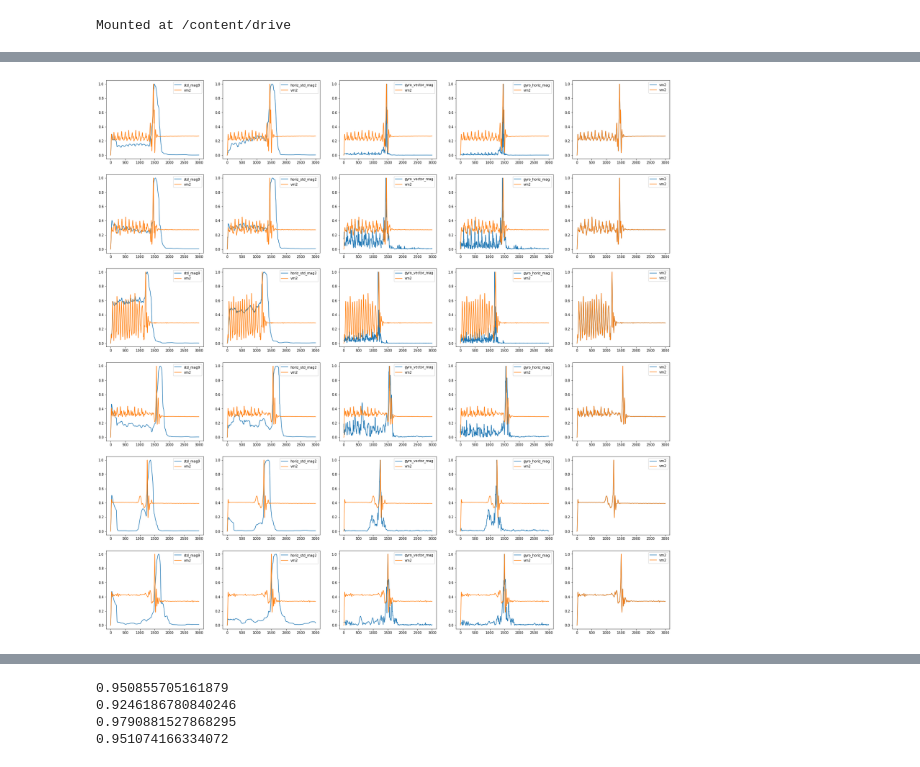
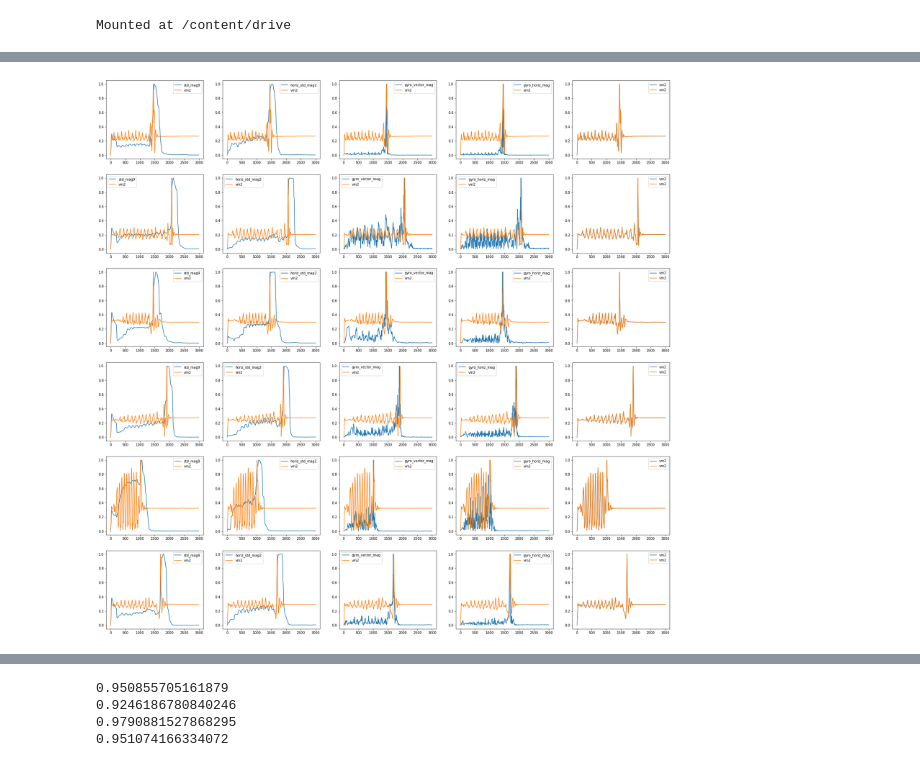
Before and after one commit to JEONSEHYEON/GwangjuAI_SGS, a Jupyter notebook: safeware.ipynb, the cells around one changed output, grey strips where cells are left out. Cells and saved outputs as stored; diff of their text form; code cells hidden in the pictures.

```diff
--- a/safeware.ipynb
+++ b/safeware.ipynb
@@ -23,19 +23,19 @@ from tensorflow.keras.callbacks import EarlyStopping, ModelCheckpoint
 pd.set_option('display.max_rows',100)
 # %%
 path = '/content/drive/MyDrive/sisfall_data/'
-person = ['SA01','SA02','SA03','SA04','SA05','SA06','SA07','SA08','SA09','SA10','SA11','SA12','SA13','SA14','SA15','SA16','SE01','SE02','SE03','SE04','SE05','SE06','SE07','SE08','SE09'] # 학습
+person = ['SA01','SA02','SA03','SA04','SA05','SA06','SA07','SA08','SA09','SA10']
 
-person2 = ['SA17','SA18','SA19','SA20','SE06','SE10','SE11','SE12'] # 테스트
+person2 = ['SA17','SA18','SA19','SA20']
 # person = ['data1','data3','data5','data7','data9','data11','data13','data15','data17','data19','data21','data23']
 # person = os.listdir(path)
 # person.pop(0)
 # %%
 # dailies = ['D01', 'D02', 'D03', 'D04', 'D05', 'D06', 'D07', 'D08', 'D09', 'D10', 'D11', 'D12', 'D13', 'D14', 'D15',
 #            'D16', 'D17', 'D18', 'D19']
-dailies = ['D01', 'D02', 'D03', 'D04', 'D05', 'D06', 'D07', 'D08', 'D09', 'D10'] # 다 가지고 오면 너무 데이터가 커서 ram 이 못받아들임 그래서 10까지만 가져옴
-falls = ['F01', 'F02', 'F03', 'F04', 'F05', 'F06', 'F07', 'F08', 'F09', 'F10', 'F11', 'F12', 'F13', 'F14', 'F15']
+dailies = ['D01', 'D02', 'D03', 'D04', 'D05']
+falls = ['F01', 'F02', 'F03', 'F04', 'F05', 'F06', 'F07', 'F08', 'F09']
 # falls = ['F01', 'F02', 'F03', 'F04']
-trials = ['R01', 'R02','R03','R04','R05']
+trials = ['R01']
 # %%
 
 # Filter requirements.
@@ -103,7 +101,7 @@ def preprocess(person): # 정확히는 get_data()
 
     return fall_list, adl_list
 # %%
-def preprocess2(df): # 특성 추출
+def preprocess2(df):
     df_list = []
     rol_val = 200
     for my_df in df:
@@ -114,12 +112,11 @@ def preprocess2(df): # 특성 추출
             trial_df.reset_index(inplace=True)
             tempdf = pd.DataFrame()
             tempdf['ax'], tempdf['ay'], tempdf['az'] = trial_df['ADXL_x'], trial_df['ADXL_y'], trial_df['ADXL_z']
-            tempdf = tempdf.reset_index(drop=True)
             tempdf['fx'] = pd.Series(butter_lowpass_filter(trial_df['ADXL_x'], cutoff, fs, order))
             tempdf['fy'] = pd.Series(butter_lowpass_filter(trial_df['ADXL_y'], cutoff, fs, order))
             tempdf['fz'] = pd.Series(butter_lowpass_filter(trial_df['ADXL_z'], cutoff, fs, order))
             tempdf['vs'] = np.sqrt(tempdf['ax'] ** 2 + tempdf['ay'] ** 2 + tempdf['az'] ** 2)
-            tempdf['vm2'] = np.sqrt(tempdf['fx'] ** 2 + tempdf['fy'] ** 2 + tempdf['fz'] ** 2)
+            tempdf['vm2'] =np.sqrt(tempdf['fx'] ** 2 + tempdf['fy'] ** 2 + tempdf['fz'] ** 2)
 
             tempdf['bx'] = tempdf['fx'].diff()
             tempdf['by'] = tempdf['fy'].diff()
@@ -151,8 +148,8 @@ def preprocess2(df): # 특성 추출
             tempdf['horiz_std_mag9'] = np.sqrt(tempdf['fx_std'] ** 2 + tempdf['fz_std'] ** 2)
             #C2
             tempdf['horiz_vector_mag9'] = np.sqrt(tempdf['fx'] ** 2 + tempdf['fz'] ** 2)
+            #c9
             tempdf['std_mag9'] = np.sqrt(tempdf['fx_std'] ** 2 + tempdf['fy_std'] ** 2 + tempdf['fz_std'] ** 2)
-            #C9
             tempdf['horiz_std_mag2'] = np.sqrt(tempdf['bx_std'] ** 2 + tempdf['bz_std'] ** 2)
             tempdf['gyro_horiz_std_mag'] = np.sqrt(tempdf['gx_std'] ** 2 + tempdf['gz_std'] ** 2)
             tempdf['gyro_vector_mag'] = np.sqrt(tempdf['gx'] ** 2 + tempdf['gy'] ** 2 + tempdf['gz'] ** 2)
@@ -231,19 +230,19 @@ checkList = checkList = [
 # %%
 count = 0
 
 fig, ax = plt.subplots(6,5,figsize=(30,30))
-for k in range(0, 60, 10):
+for k in range(0, 0, 10):
     count2 = 0
     df = fall_list[k][checkList]
     df = (df - df.min()) / (df.max() - df.min())
     for i in checkList:
 
         ax[count,count2].plot(df[i], label=i)
         ax[count,count2].plot(df['vm2'] ,label = 'vm2')
         ax[count,count2].legend()
         count2 += 1
     count += 1
 
 plt.show()
 # %% [output]
-[figure, old version]
+[figure, new version]
```
Also changed, not shown: parts of 15 cells of this notebook.
